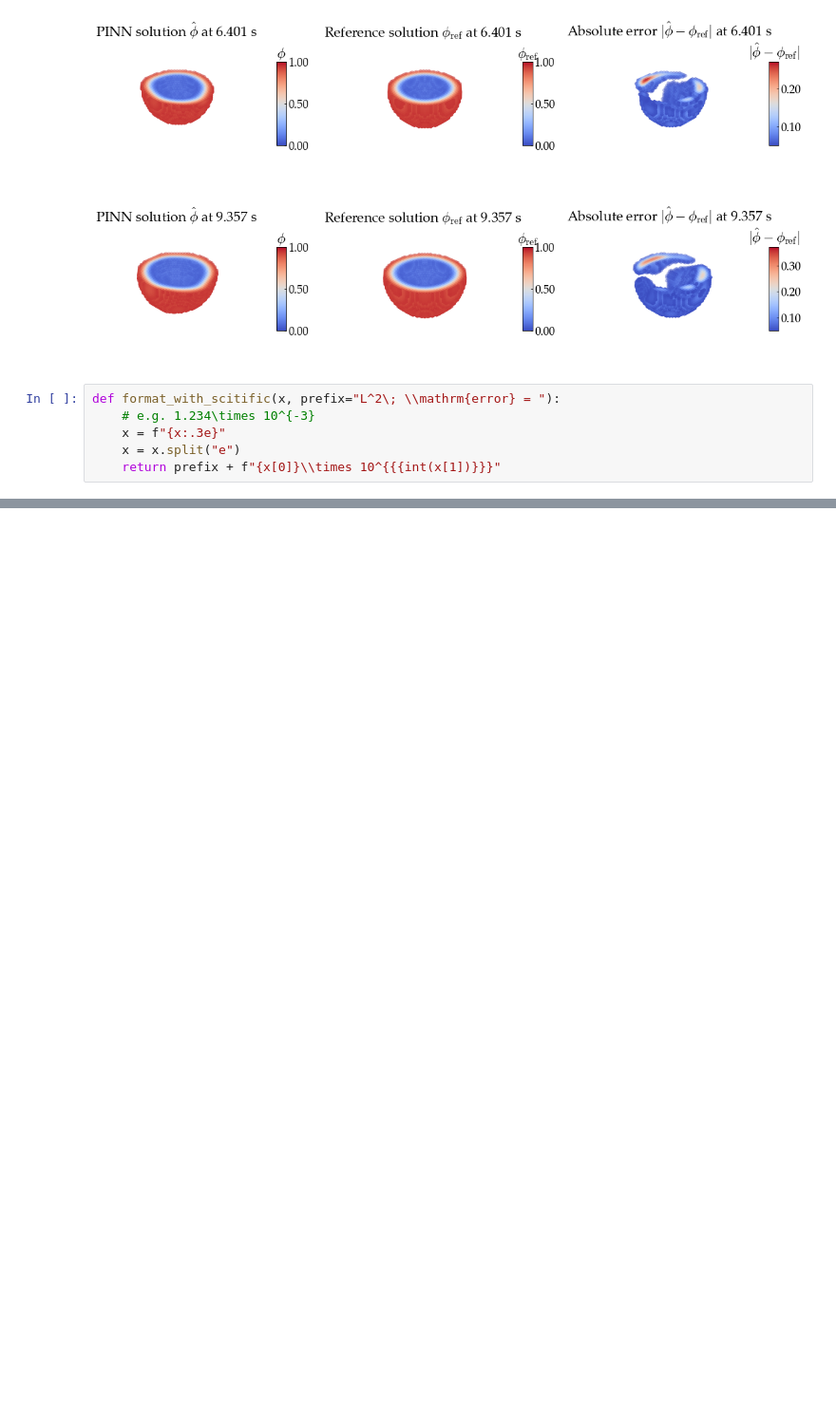
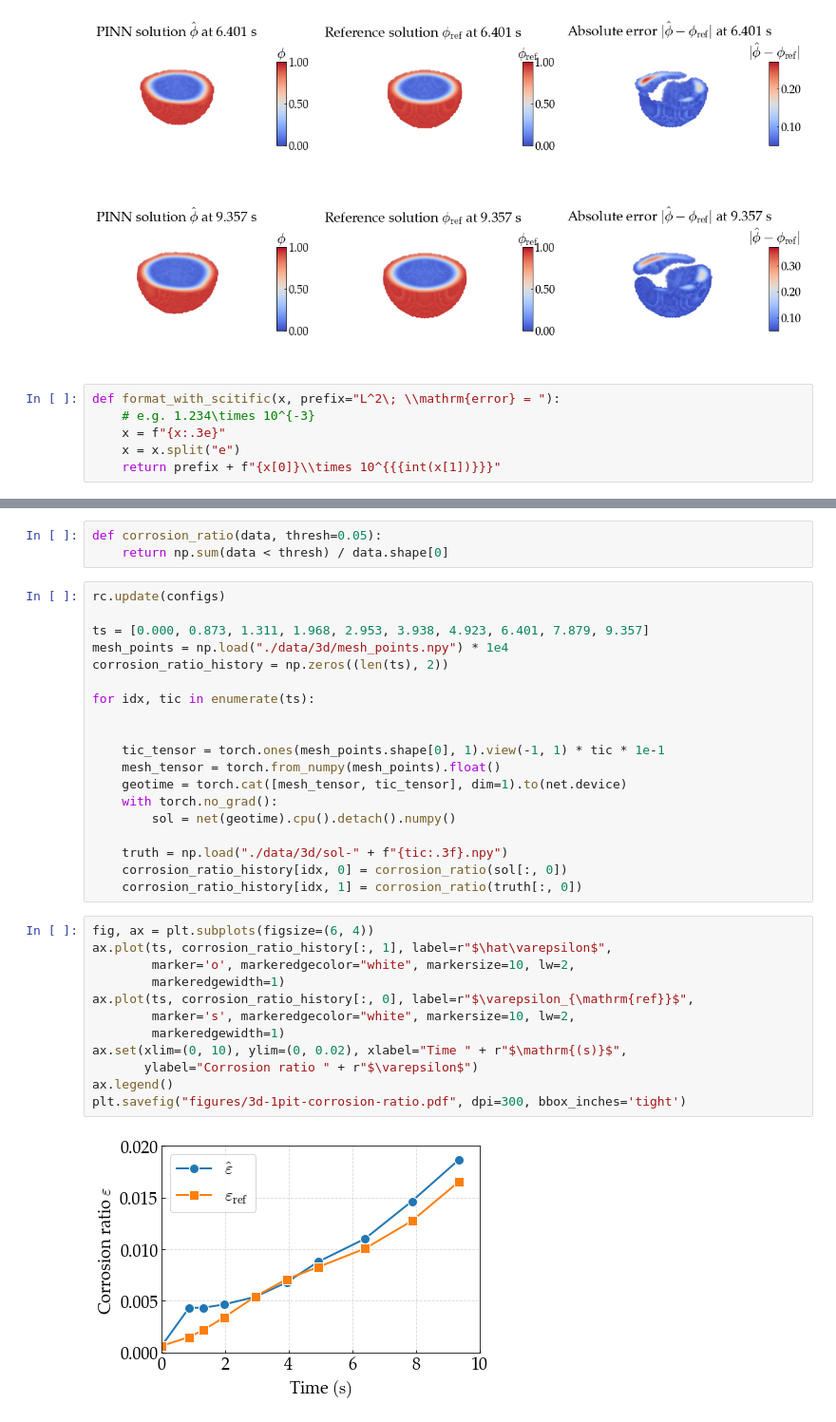
Before and after one commit to NanxiiChen/sharp-pinns, a Jupyter notebook: eval/eval-3d-1pits.ipynb, the cells around one changed output, grey strips where cells are left out. Shown: that part at 95% size. Drawn from its saved outputs; the diff is of its cells as text; blank space fills up the shorter version.

```diff
--- a/eval/eval-3d-1pits.ipynb
+++ b/eval/eval-3d-1pits.ipynb
@@ -396,2 +396,38 @@ max diff = 3.710e-01
 mean diff = 1.229e-02
 [figure]
+# %%
+def corrosion_ratio(data, thresh=0.05):
+    return np.sum(data < thresh) / data.shape[0]
+# %%
+rc.update(configs)
+
+ts = [0.000, 0.873, 1.311, 1.968, 2.953, 3.938, 4.923, 6.401, 7.879, 9.357]
+mesh_points = np.load("./data/3d/mesh_points.npy") * 1e4
+corrosion_ratio_history = np.zeros((len(ts), 2))
+
+for idx, tic in enumerate(ts):
+
+
+    tic_tensor = torch.ones(mesh_points.shape[0], 1).view(-1, 1) * tic * 1e-1
+    mesh_tensor = torch.from_numpy(mesh_points).float()
+    geotime = torch.cat([mesh_tensor, tic_tensor], dim=1).to(net.device)
+    with torch.no_grad():
+        sol = net(geotime).cpu().detach().numpy()
+
+    truth = np.load("./data/3d/sol-" + f"{tic:.3f}.npy")
+    corrosion_ratio_history[idx, 0] = corrosion_ratio(sol[:, 0])
+    corrosion_ratio_history[idx, 1] = corrosion_ratio(truth[:, 0])
+# %%
+fig, ax = plt.subplots(figsize=(6, 4))
+ax.plot(ts, corrosion_ratio_history[:, 1], label=r"$\hat\varepsilon$",
+        marker='o', markeredgecolor="white", markersize=10, lw=2,
+        markeredgewidth=1)
+ax.plot(ts, corrosion_ratio_history[:, 0], label=r"$\varepsilon_{\mathrm{ref}}$",
+        marker='s', markeredgecolor="white", markersize=10, lw=2,
+        markeredgewidth=1)
+ax.set(xlim=(0, 10), ylim=(0, 0.02), xlabel="Time " + r"$\mathrm{(s)}$",
+       ylabel="Corrosion ratio " + r"$\varepsilon$")
+ax.legend()
+plt.savefig("figures/3d-1pit-corrosion-ratio.pdf", dpi=300, bbox_inches='tight')
+# %% [output]
+[figure, added]
```
Also changed, not shown: parts of 2 cells of this notebook, 1 other file.
